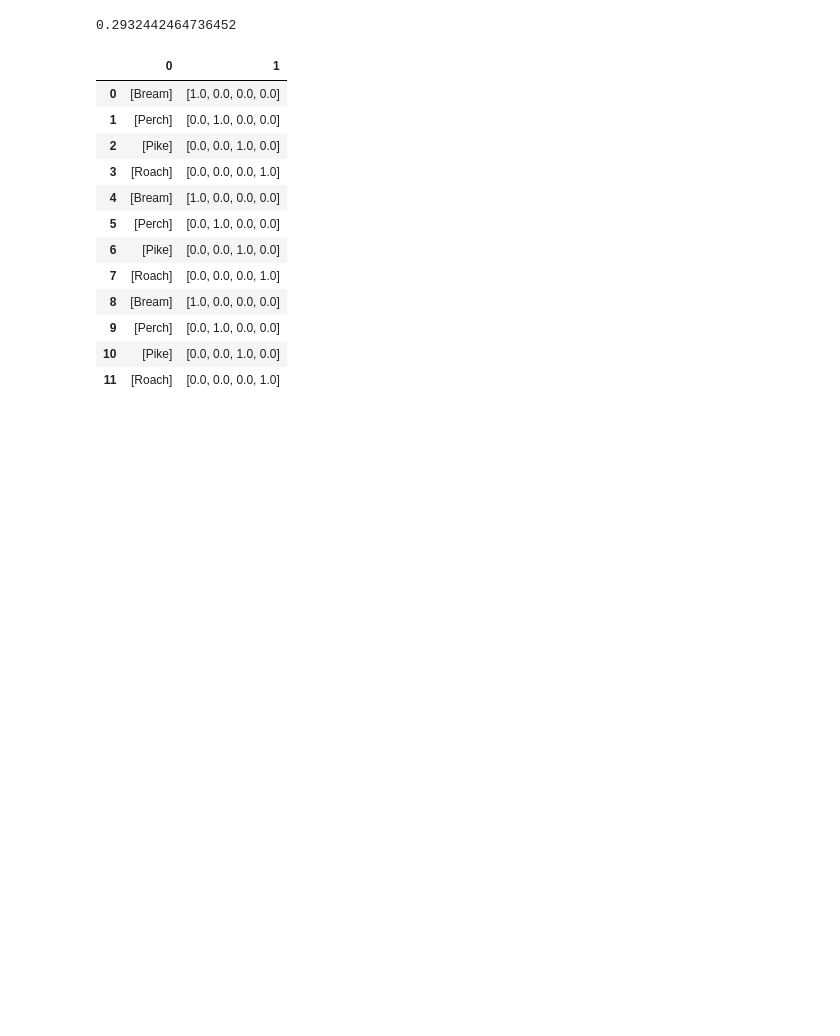
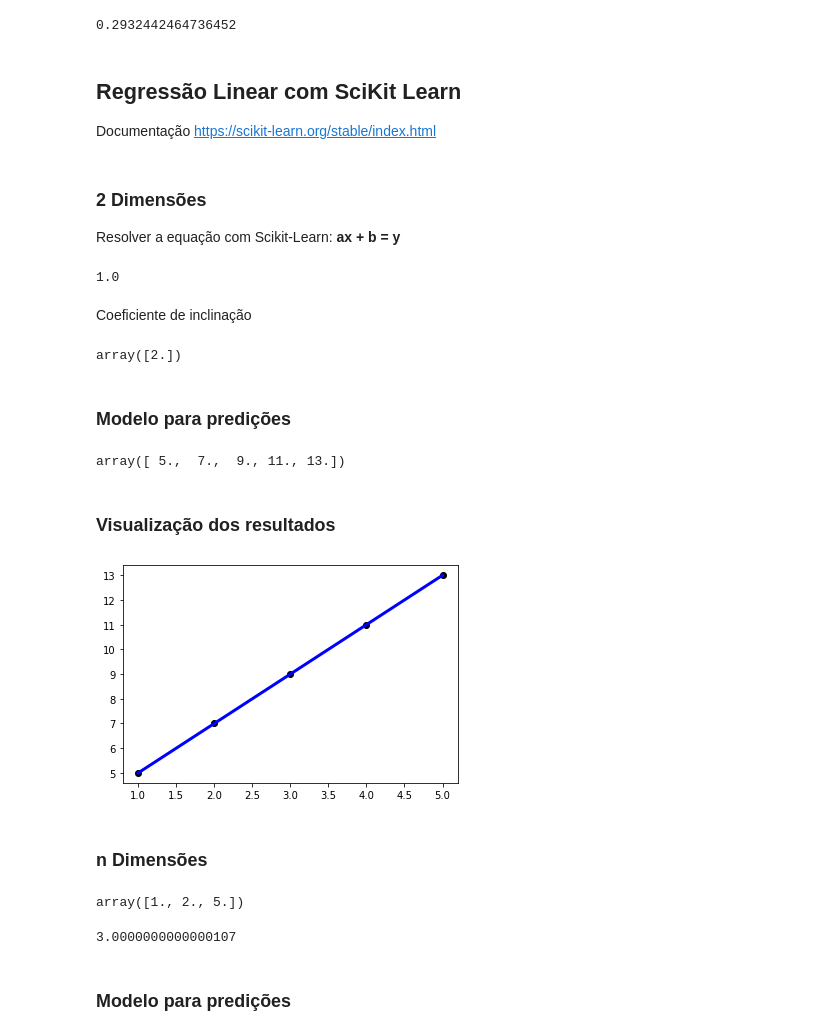
Before and after one commit to bruna-calistrate/Regression-SupervisedModels-Course, a Jupyter notebook: SupervisedModels.ipynb, the cells around one changed output. Saved outputs shown, nothing was run; the diff lists cells and outputs as text; code cells hidden in the pictures; blank space fills up the shorter version.

Commit message:
Regressão linear com sklearn

```diff
--- a/SupervisedModels.ipynb
+++ b/SupervisedModels.ipynb
@@ -195,19 +212,9 @@ reg = LinearRegression().fit(x_transformed, y)
 reg.score(x_transformed, y)
 # %% [output]
 0.2932442464736452
-# %%
-pd.DataFrame(zip(x, enc.transform(x).toarray()))
-# %% [output]
-|  | 0 | 1 |
-| 0 | [Bream] | [1.0, 0.0, 0.0, 0.0] |
-| 1 | [Perch] | [0.0, 1.0, 0.0, 0.0] |
-| 2 | [Pike] | [0.0, 0.0, 1.0, 0.0] |
-| 3 | [Roach] | [0.0, 0.0, 0.0, 1.0] |
-| 4 | [Bream] | [1.0, 0.0, 0.0, 0.0] |
-| 5 | [Perch] | [0.0, 1.0, 0.0, 0.0] |
-| 6 | [Pike] | [0.0, 0.0, 1.0, 0.0] |
-| 7 | [Roach] | [0.0, 0.0, 0.0, 1.0] |
-| 8 | [Bream] | [1.0, 0.0, 0.0, 0.0] |
-| 9 | [Perch] | [0.0, 1.0, 0.0, 0.0] |
-| 10 | [Pike] | [0.0, 0.0, 1.0, 0.0] |
-| 11 | [Roach] | [0.0, 0.0, 0.0, 1.0] |
+# %% [markdown]
+## Regressão Linear com SciKit Learn
+Documentação https://scikit-learn.org/stable/index.html
+# %% [markdown]
+### 2 Dimensões
+Resolver a equação com Scikit-Learn: **ax + b = y**
@@ -213,0 +224,42 @@ pd.DataFrame(zip(x, enc.transform(x).toarray()))
+# %%
+x = np.array([13, 24, 13, 8, 18, 24]).reshape(-1, 1)
+
+#y = 2*x + 3
+y = np.dot(x, np.array([2])) + 3
+# %%
+reg = LinearRegression().fit(x, y)
+reg.score(x, y)
+# %% [output]
+1.0
+# %% [markdown]
+Coeficiente de inclinação
+# %%
+reg.coef_
+# %% [output]
+array([2.])
+# %% [markdown]
+### Modelo para predições
+# %%
+x_test = np.array([1,2,3,4,5]).reshape(-1,1)
+
+y_pred = reg.predict(x_test)
+
+y_pred
+# %% [output]
+array([ 5.,  7.,  9., 11., 13.])
+# %% [markdown]
+### Visualização dos resultados
+# %%
+import matplotlib.pyplot as plt
+
+y_true = [5, 7, 9, 11, 13]
+
+# Plot outputs
+plt.scatter(x_test, y_pred, color='black')
+plt.plot(x_test, y_true, color='blue', linewidth=3)
+
+plt.show()
+# %% [output]
+[figure, added]
+# %% [markdown]
+### n Dimensões
@@ -213,0 +273,10 @@ pd.DataFrame(zip(x, enc.transform(x).toarray()))
+# %%
+reg.coef_
+# %% [output]
+array([1., 2., 5.])
+# %%
+reg.intercept_
+# %% [output]
+3.0000000000000107
+# %% [markdown]
+### Modelo para predições
```
Also changed, not shown: parts of 7 cells of this notebook, 1 other file.
